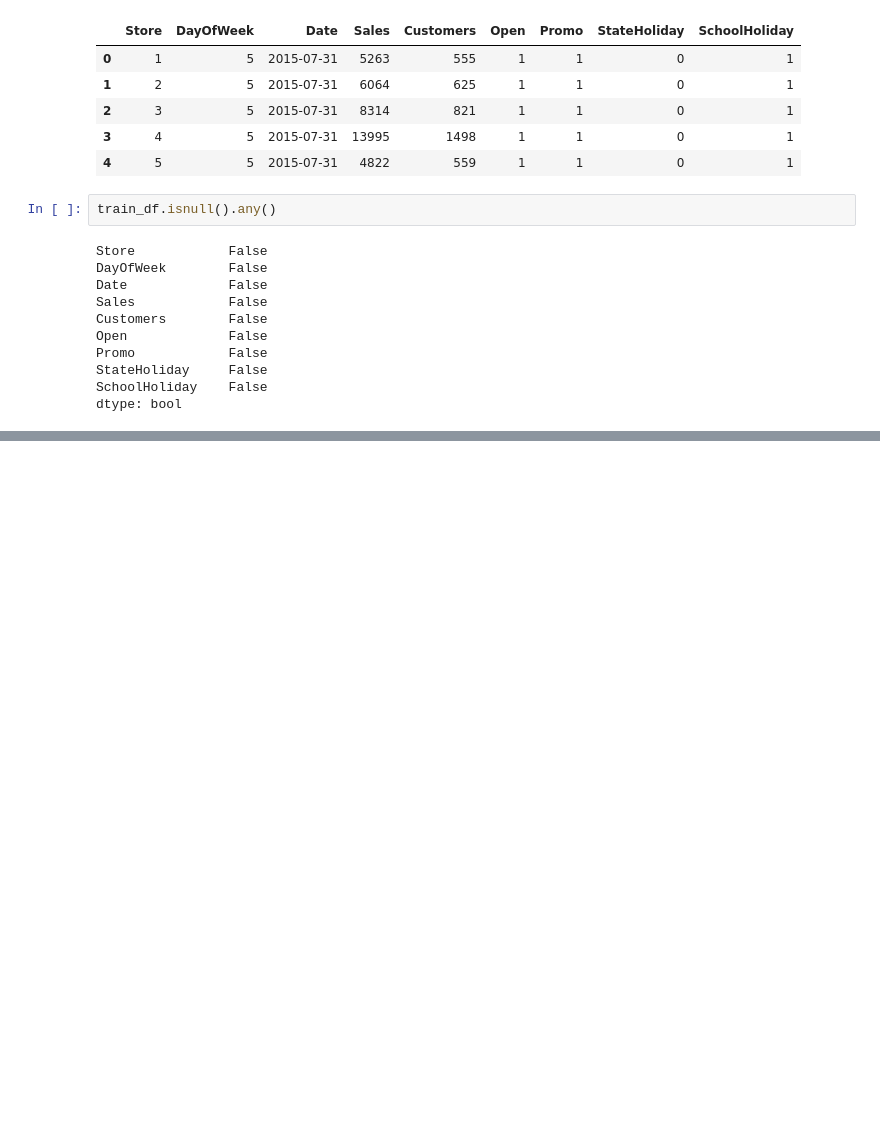
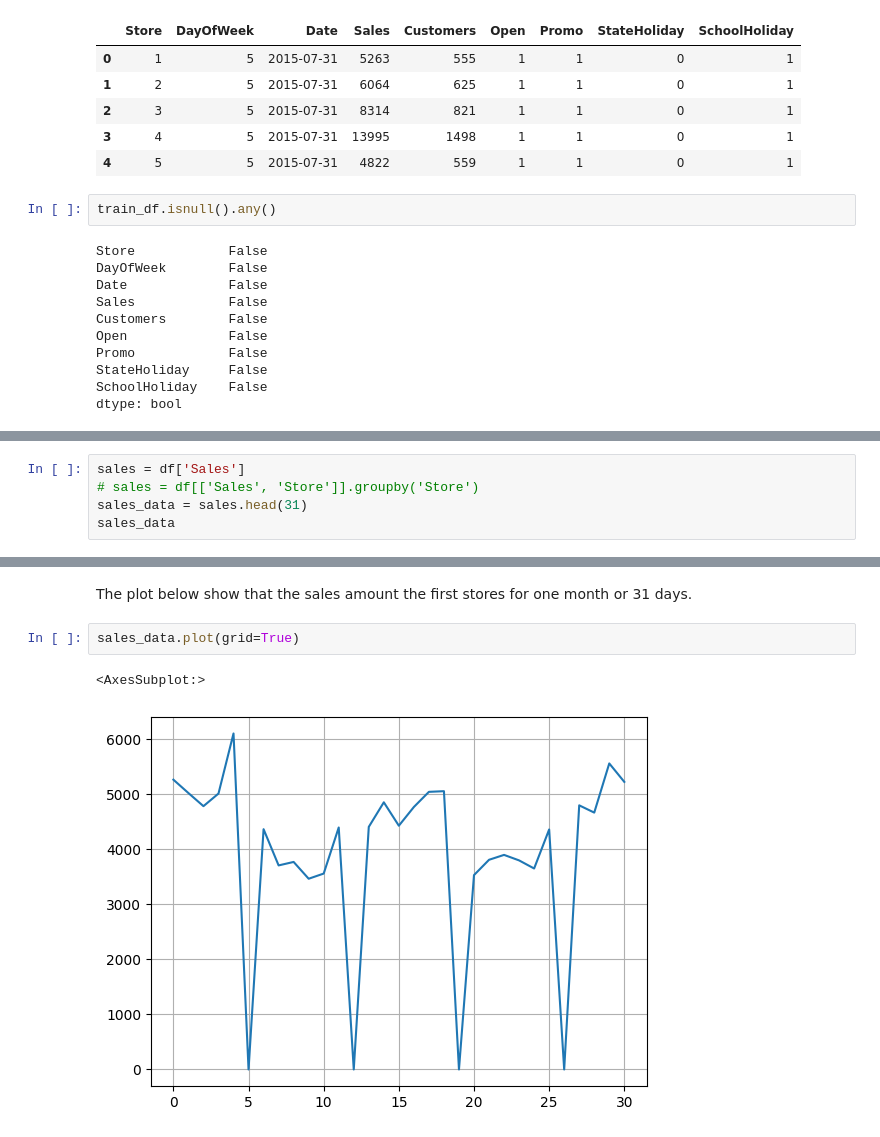
Before and after one commit to BirtukanK/Sales_prediction, a Jupyter notebook: notebook/Time_Series_Analysis.ipynb, the cells around one changed output, grey strips where cells are left out. Saved outputs shown, nothing was run; the diff lists cells and outputs as text; blank space fills up the shorter version.

```diff
--- a/notebook/Time_Series_Analysis.ipynb
+++ b/notebook/Time_Series_Analysis.ipynb
@@ -419,0 +482,5 @@ After performing the data preprocessing then we perform the Exploratory data ana
+# %%
+sales = df['Sales']
+# sales = df[['Sales', 'Store']].groupby('Store')
+sales_data = sales.head(31)
+sales_data
@@ -420,3 +505,10 @@ After performing the data preprocessing then we perform the Exploratory data ana
+# %% [markdown]
+The plot below show that the sales amount the first stores for one month or 31 days.
+# %%
+sales_data.plot(grid=True)
+# %% [output]
+<AxesSubplot:>
+[figure, added]
 # %%
 holiday_a = date_df['StateHoliday']
 holiday_a
```
Also changed, not shown: parts of 40 cells of this notebook.
